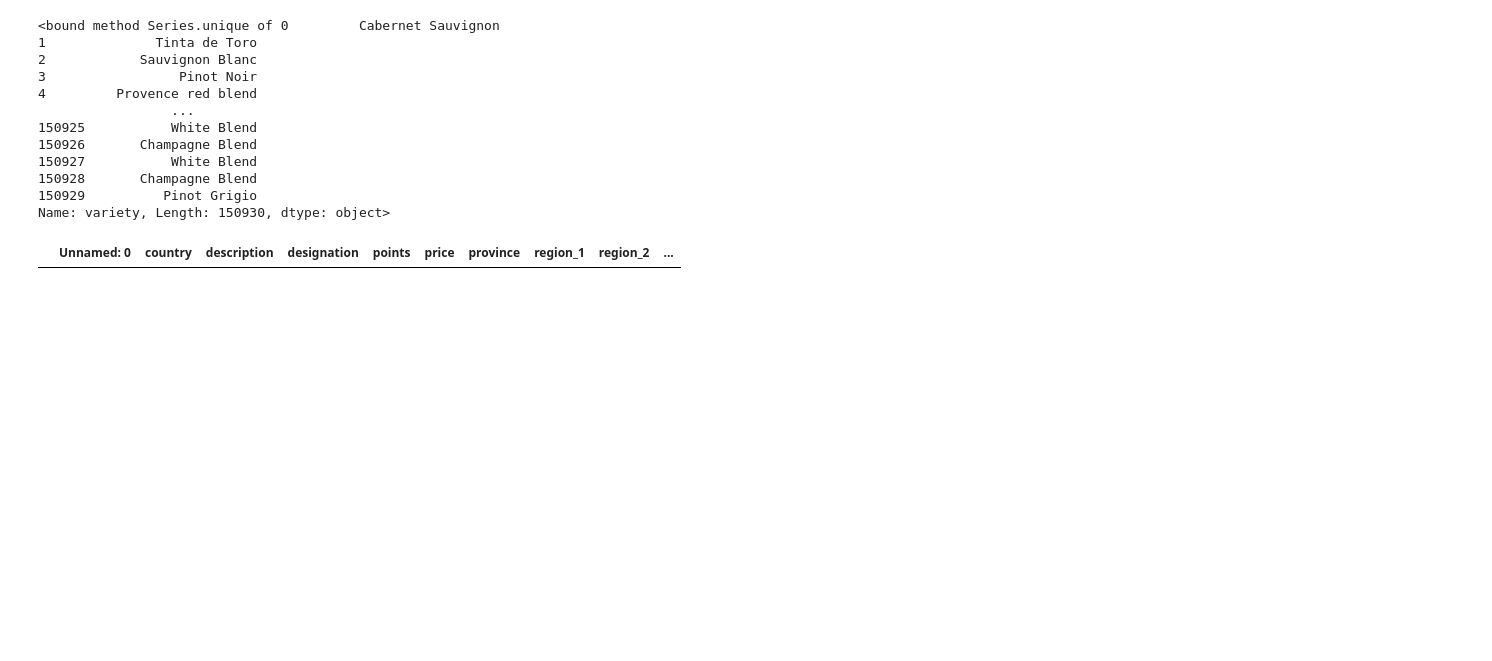
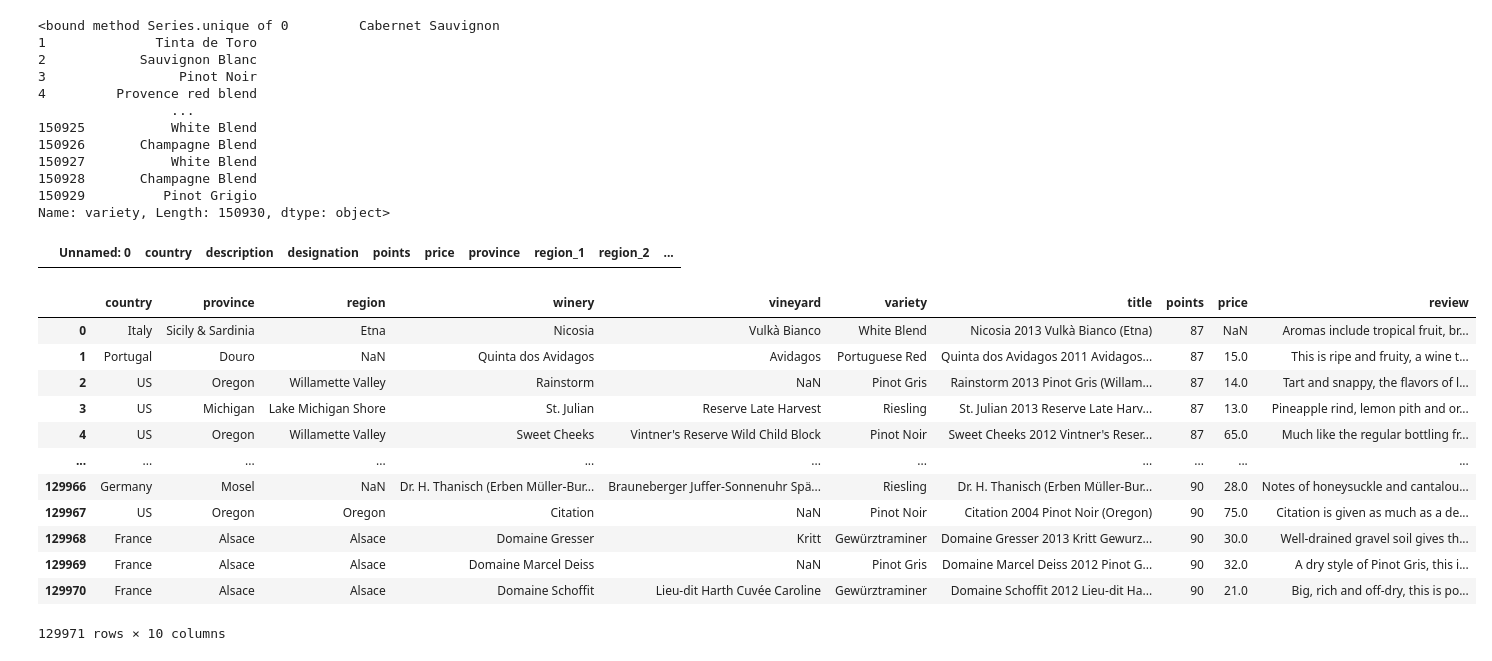
Before and after one commit to ginarasillo/ETL-project-epsilon, a Jupyter notebook: Bere/ETL.ipynb, the cells around one changed output. Cells and saved outputs as stored; diff of their text form; code cells hidden in the pictures; blank space fills up the shorter version.

```diff
--- a/Bere/ETL.ipynb
+++ b/Bere/ETL.ipynb
@@ -4,8 +4,8 @@ from sqlalchemy import create_engine
 # %% [markdown]
 Store CSV into DataFrame
 # %%
-csv_file1 = "Resources/winemag-data130.csv"
-csv_file2 = "Resources/winemag-data150.csv"
+csv_file1 = "../Resources/winemag-data130.csv"
+csv_file2 = "../Resources/winemag-data150.csv"
 wine_data_data130_df = pd.read_csv(csv_file1, encoding="UTF-8")
 wine_data_data150_df = pd.read_csv(csv_file2)
 wine_data_data130_df.head()
@@ -35,3 +35,30 @@ Name: variety, Length: 150930, dtype: object>
 wine_data_data130_df.loc[wine_data_data130_df["variety"]=="Heitz has made this stellar rosÃ© from the rare Grignolino grape since 1961. Ruby grapefruit-red, it's sultry with strawberry, watermelon, orange zest and salty spice flavor, highlighted with vibrant floral aromas.",:]
 # %% [output]
 |  | Unnamed: 0 | country | description | designation | points | price | province | region_1 | region_2 | ... |
+# %%
+# Create a filtered dataframe from specific columns
+premises_cols= ["country","province","region_1","winery","designation","variety","title","points","price","description",]
+wine_130_ts= wine_data_data130_df[premises_cols].copy()
+
+# Rename the column headers
+wine_130_ts=wine_130_ts.rename(columns={"description":"review",
+                                        "designation":"vineyard",
+                                        "region_1":"region"
+                                       })
+
+
+wine_130_ts
+# %% [output]
+|  | country | province | region | winery | vineyard | variety | title | points | price | review |
+| 0 | Italy | Sicily & Sardinia | Etna | Nicosia | Vulkà Bianco | White Blend | Nicosia 2013 Vulkà Bianco (Etna) | 87 | NaN | Aromas include tropical fruit, br... |
+| 1 | Portugal | Douro | NaN | Quinta dos Avidagos | Avidagos | Portuguese Red | Quinta dos Avidagos 2011 Avidagos... | 87 | 15.0 | This is ripe and fruity, a wine t... |
+| 2 | US | Oregon | Willamette Valley | Rainstorm | NaN | Pinot Gris | Rainstorm 2013 Pinot Gris (Willam... | 87 | 14.0 | Tart and snappy, the flavors of l... |
+| 3 | US | Michigan | Lake Michigan Shore | St. Julian | Reserve Late Harvest | Riesling | St. Julian 2013 Reserve Late Harv... | 87 | 13.0 | Pineapple rind, lemon pith and or... |
+| 4 | US | Oregon | Willamette Valley | Sweet Cheeks | Vintner's Reserve Wild Child Block | Pinot Noir | Sweet Cheeks 2012 Vintner's Reser... | 87 | 65.0 | Much like the regular bottling fr... |
+| ... | ... | ... | ... | ... | ... | ... | ... | ... | ... | ... |
+| 129966 | Germany | Mosel | NaN | Dr. H. Thanisch (Erben Müller-Bur... | Brauneberger Juffer-Sonnenuhr Spä... | Riesling | Dr. H. Thanisch (Erben Müller-Bur... | 90 | 28.0 | Notes of honeysuckle and cantalou... |
+| 129967 | US | Oregon | Oregon | Citation | NaN | Pinot Noir | Citation 2004 Pinot Noir (Oregon) | 90 | 75.0 | Citation is given as much as a de... |
+| 129968 | France | Alsace | Alsace | Domaine Gresser | Kritt | Gewürztraminer | Domaine Gresser 2013 Kritt Gewurz... | 90 | 30.0 | Well-drained gravel soil gives th... |
+| 129969 | France | Alsace | Alsace | Domaine Marcel Deiss | NaN | Pinot Gris | Domaine Marcel Deiss 2012 Pinot G... | 90 | 32.0 | A dry style of Pinot Gris, this i... |
+| 129970 | France | Alsace | Alsace | Domaine Schoffit | Lieu-dit Harth Cuvée Caroline | Gewürztraminer | Domaine Schoffit 2012 Lieu-dit Ha... | 90 | 21.0 | Big, rich and off-dry, this is po... |
+129971 rows × 10 columns
```
Also changed, not shown: parts of 4 cells of this notebook.
